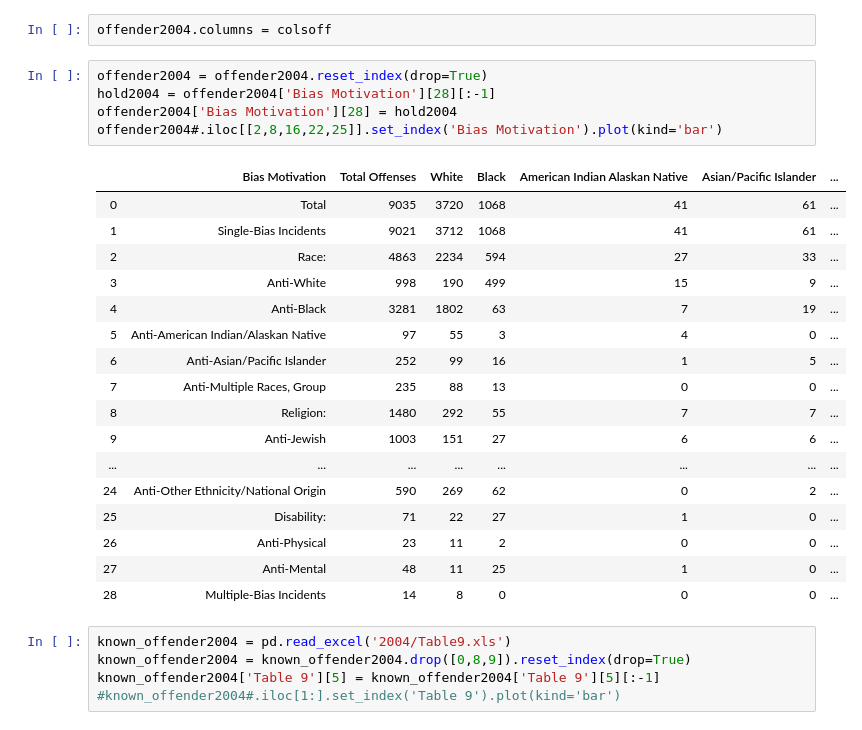
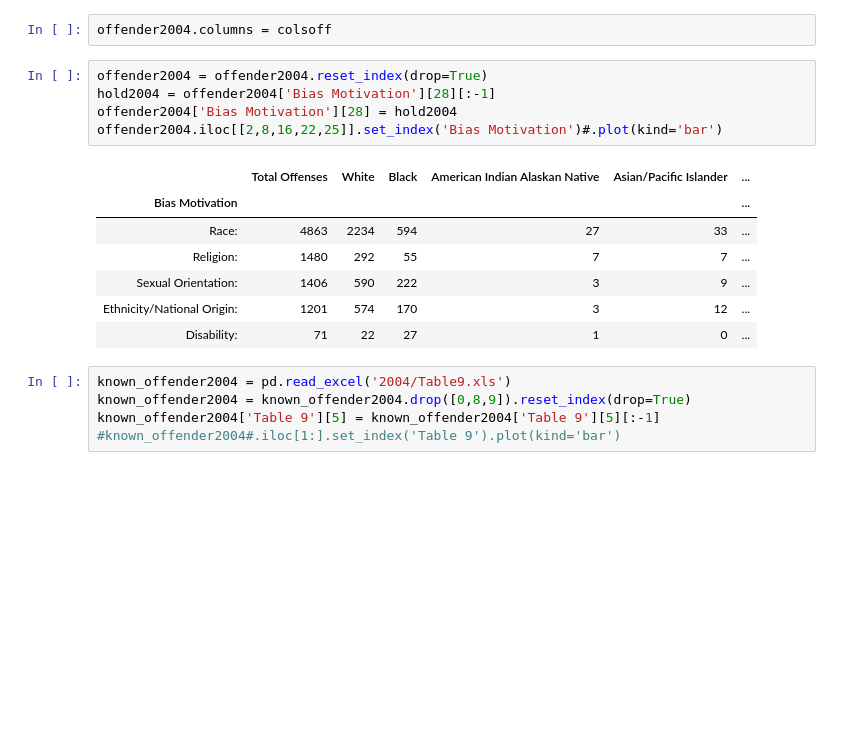
Before and after one commit to helenhc/Crime-Hate-Crime, a Jupyter notebook: 2004-2009.ipynb, the cells around one changed output. Drawn from its saved outputs; the diff is of its cells as text; blank space fills up the shorter version.

```diff
--- a/2004-2009.ipynb
+++ b/2004-2009.ipynb
@@ -21,26 +22,16 @@ offender2004.columns = colsoff
 # %%
 offender2004 = offender2004.reset_index(drop=True)
 hold2004 = offender2004['Bias Motivation'][28][:-1]
 offender2004['Bias Motivation'][28] = hold2004
-offender2004#.iloc[[2,8,16,22,25]].set_index('Bias Motivation').plot(kind='bar')
+offender2004.iloc[[2,8,16,22,25]].set_index('Bias Motivation')#.plot(kind='bar')
 # %% [output]
-|  | Bias Motivation | Total Offenses | White | Black | American Indian Alaskan Native | Asian/Pacific Islander | ... |
-| 0 | Total | 9035 | 3720 | 1068 | 41 | 61 | ... |
-| 1 | Single-Bias Incidents | 9021 | 3712 | 1068 | 41 | 61 | ... |
-| 2 | Race: | 4863 | 2234 | 594 | 27 | 33 | ... |
-| 3 | Anti-White | 998 | 190 | 499 | 15 | 9 | ... |
-| 4 | Anti-Black | 3281 | 1802 | 63 | 7 | 19 | ... |
-| 5 | Anti-American Indian/Alaskan Native | 97 | 55 | 3 | 4 | 0 | ... |
-| 6 | Anti-Asian/Pacific Islander | 252 | 99 | 16 | 1 | 5 | ... |
-| 7 | Anti-Multiple Races, Group | 235 | 88 | 13 | 0 | 0 | ... |
-| 8 | Religion: | 1480 | 292 | 55 | 7 | 7 | ... |
-| 9 | Anti-Jewish | 1003 | 151 | 27 | 6 | 6 | ... |
-| ... | ... | ... | ... | ... | ... | ... | ... |
-| 24 | Anti-Other Ethnicity/National Origin | 590 | 269 | 62 | 0 | 2 | ... |
-| 25 | Disability: | 71 | 22 | 27 | 1 | 0 | ... |
-| 26 | Anti-Physical | 23 | 11 | 2 | 0 | 0 | ... |
-| 27 | Anti-Mental | 48 | 11 | 25 | 1 | 0 | ... |
-| 28 | Multiple-Bias Incidents | 14 | 8 | 0 | 0 | 0 | ... |
+|  | Total Offenses | White | Black | American Indian Alaskan Native | Asian/Pacific Islander | ... |
+| Bias Motivation |  |  |  |  |  | ... |
+| Race: | 4863 | 2234 | 594 | 27 | 33 | ... |
+| Religion: | 1480 | 292 | 55 | 7 | 7 | ... |
+| Sexual Orientation: | 1406 | 590 | 222 | 3 | 9 | ... |
+| Ethnicity/National Origin: | 1201 | 574 | 170 | 3 | 12 | ... |
+| Disability: | 71 | 22 | 27 | 1 | 0 | ... |
 # %%
 known_offender2004 = pd.read_excel('2004/Table9.xls')
 known_offender2004 = known_offender2004.drop([0,8,9]).reset_index(drop=True)
```
Also changed, not shown: parts of 9 cells of this notebook.
